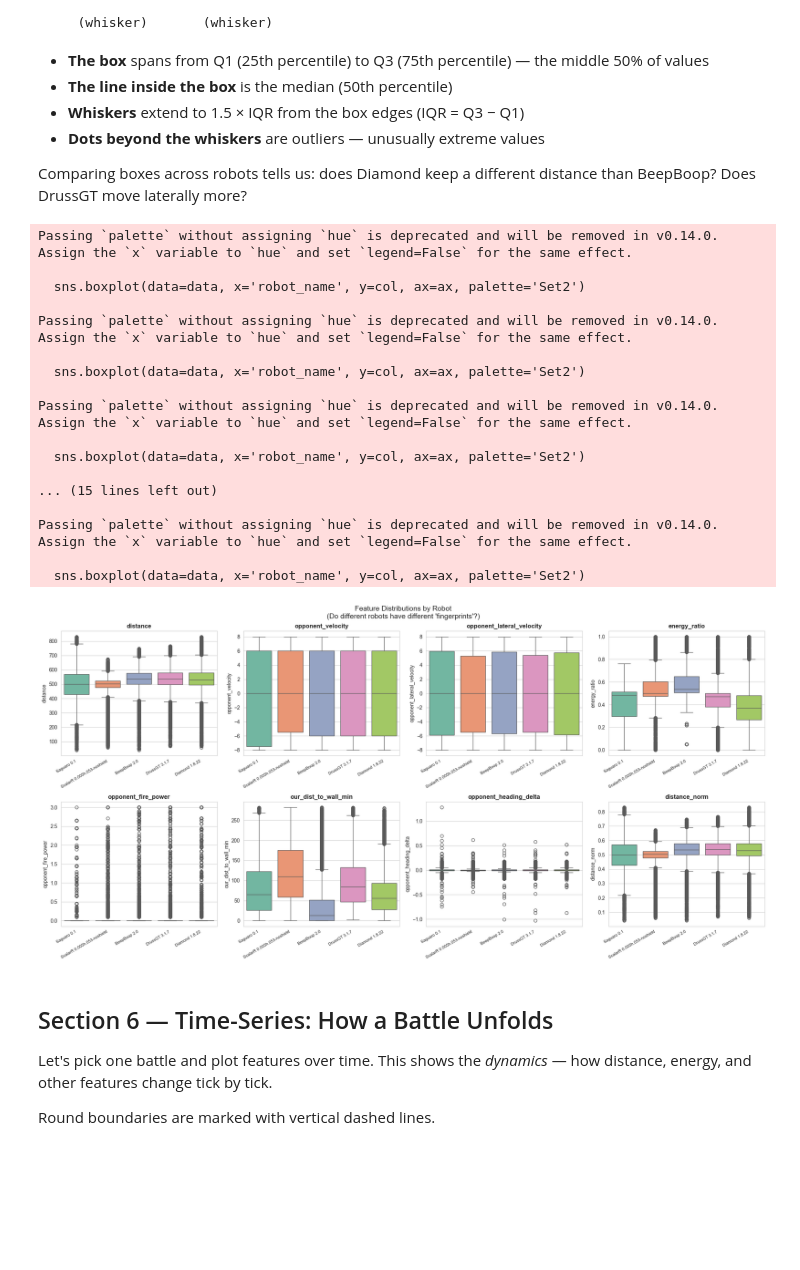
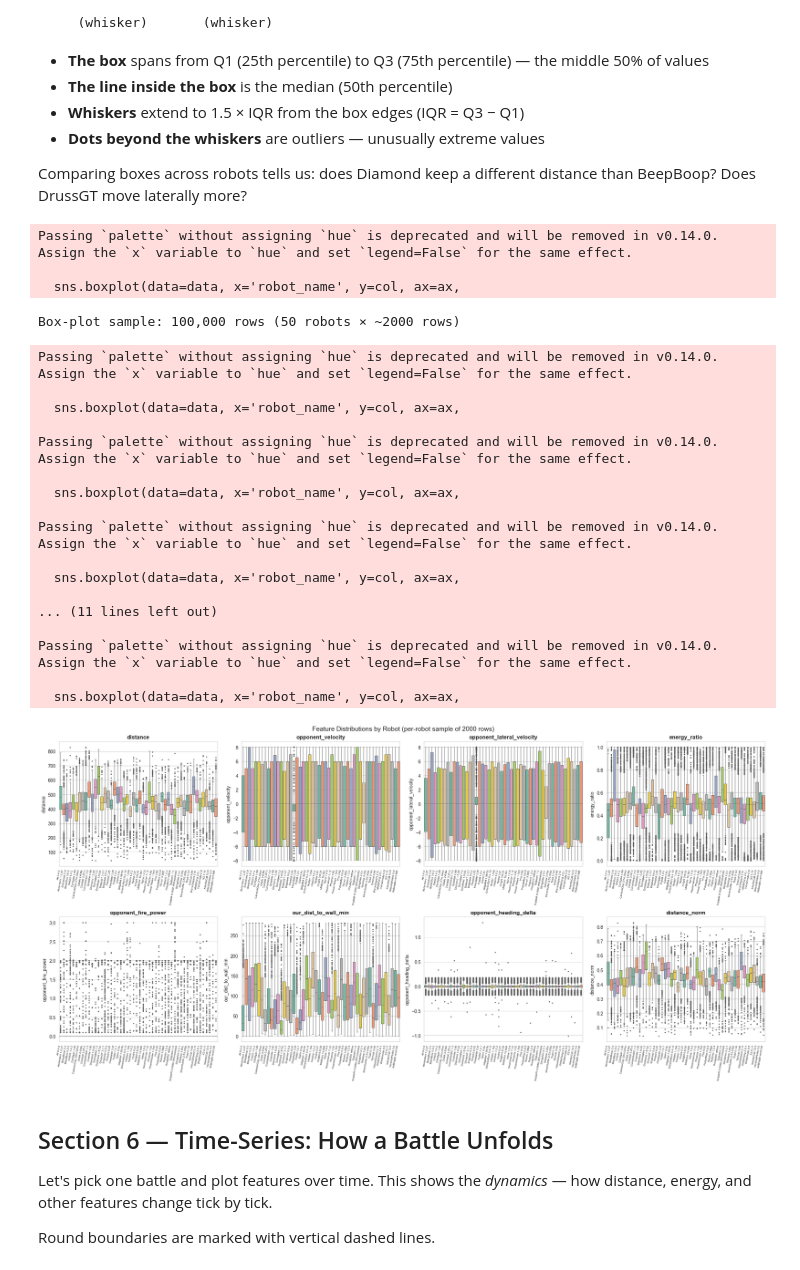
Before and after one commit to pavelsavara/robocode-autopilot, a Jupyter notebook: intuition/01_data_overview.ipynb, the cells around one changed output. Cells and saved outputs as stored; diff of their text form; code cells hidden in the pictures; blank space fills up the shorter version.

```diff
--- a/intuition/01_data_overview.ipynb
+++ b/intuition/01_data_overview.ipynb
@@ -318,53 +280,66 @@ A **box plot** (also called "box and whisker") summarizes a distribution in 5 nu
 Comparing boxes across robots tells us: does Diamond keep a different distance than BeepBoop? Does DrussGT move laterally more?
 # %%
 # --- Box plots of key features grouped by robot ---
+# Subsample per robot so seaborn doesn't render millions of outlier glyphs.
 key_features = ['distance', 'opponent_velocity', 'opponent_lateral_velocity',
                 'energy_ratio', 'opponent_fire_power', 'our_dist_to_wall_min',
                 'opponent_heading_delta', 'distance_norm']
-
-# Only keep features that exist in the data
 key_features = [f for f in key_features if f in ticks.columns]
 
-fig, axes = plt.subplots(2, 4, figsize=(20, 10))
+PER_ROBOT_SAMPLE = 2000
+plot_ticks = (ticks.groupby('robot_name', group_keys=False)
+                   .apply(lambda g: g.sample(min(PER_ROBOT_SAMPLE, len(g)),
+                                             random_state=42)))
+print(f"Box-plot sample: {len(plot_ticks):,} rows "
+      f"({plot_ticks['robot_name'].nunique()} robots × ~{PER_ROBOT_SAMPLE} rows)")
+
+fig, axes = plt.subplots(2, 4, figsize=(22, 11))
 axes = axes.flatten()
 
 for i, col in enumerate(key_features):
     if i >= len(axes):
         break
     ax = axes[i]
-    data = ticks[['robot_name', col]].dropna()
+    data = plot_ticks[['robot_name', col]].dropna()
     if len(data) > 0:
-        sns.boxplot(data=data, x='robot_name', y=col, ax=ax, palette='Set2')
-        ax.set_xticklabels(ax.get_xticklabels(), rotation=30, ha='right', fontsize=8)
+        sns.boxplot(data=data, x='robot_name', y=col, ax=ax,
+                    palette='Set2', fliersize=1.5, linewidth=0.7)
+        ax.set_xticklabels(ax.get_xticklabels(), rotation=80,
+                           ha='right', fontsize=6)
     ax.set_title(col, fontweight='bold')
     ax.set_xlabel('')
 
 for j in range(len(key_features), len(axes)):
     axes[j].set_visible(False)
 
-fig.suptitle("Feature Distributions by Robot\n(Do different robots have different 'fingerprints'?)",
+fig.suptitle("Feature Distributions by Robot "
+             f"(per-robot sample of {PER_ROBOT_SAMPLE} rows)",
              fontsize=14)
 plt.tight_layout()
 plt.show()
 # %% [output]
 Passing `palette` without assigning `hue` is deprecated and will be removed in v0.14.0. Assign the `x` variable to `hue` and set `legend=False` for the same effect.
 
-  sns.boxplot(data=data, x='robot_name', y=col, ax=ax, palette='Set2')
-
-Passing `palette` without assigning `hue` is deprecated and will be removed in v0.14.0. Assign the `x` variable to `hue` and set `legend=False` for the same effect.
-
-  sns.boxplot(data=data, x='robot_name', y=col, ax=ax, palette='Set2')
-
-Passing `palette` without assigning `hue` is deprecated and will be removed in v0.14.0. Assign the `x` variable to `hue` and set `legend=False` for the same effect.
-
-  sns.boxplot(data=data, x='robot_name', y=col, ax=ax, palette='Set2')
-
-... (15 lines left out)
-
-Passing `palette` without assigning `hue` is deprecated and will be removed in v0.14.0. Assign the `x` variable to `hue` and set `legend=False` for the same effect.
-
-  sns.boxplot(data=data, x='robot_name', y=col, ax=ax, palette='Set2')
+  sns.boxplot(data=data, x='robot_name', y=col, ax=ax,
+Box-plot sample: 100,000 rows (50 robots × ~2000 rows)
+Passing `palette` without assigning `hue` is deprecated and will be removed in v0.14.0. Assign the `x` variable to `hue` and set `legend=False` for the same effect.
+
+  sns.boxplot(data=data, x='robot_name', y=col, ax=ax,
+
+Passing `palette` without assigning `hue` is deprecated and will be removed in v0.14.0. Assign the `x` variable to `hue` and set `legend=False` for the same effect.
+
+  sns.boxplot(data=data, x='robot_name', y=col, ax=ax,
+
+Passing `palette` without assigning `hue` is deprecated and will be removed in v0.14.0. Assign the `x` variable to `hue` and set `legend=False` for the same effect.
+
+  sns.boxplot(data=data, x='robot_name', y=col, ax=ax,
+
+... (11 lines left out)
+
+Passing `palette` without assigning `hue` is deprecated and will be removed in v0.14.0. Assign the `x` variable to `hue` and set `legend=False` for the same effect.
+
+  sns.boxplot(data=data, x='robot_name', y=col, ax=ax,
-[figure, old version]
+[figure, new version]
 # %% [markdown]
 ## Section 6 — Time-Series: How a Battle Unfolds
 
```
Also changed, not shown: parts of 9 cells of this notebook, 28 other files.
